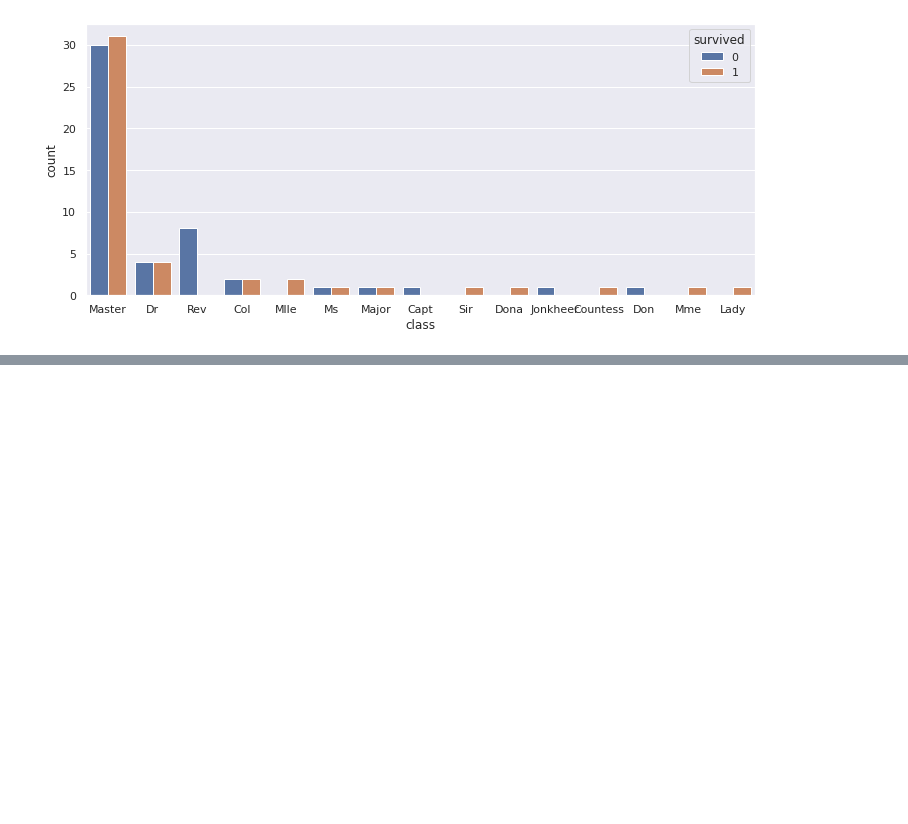
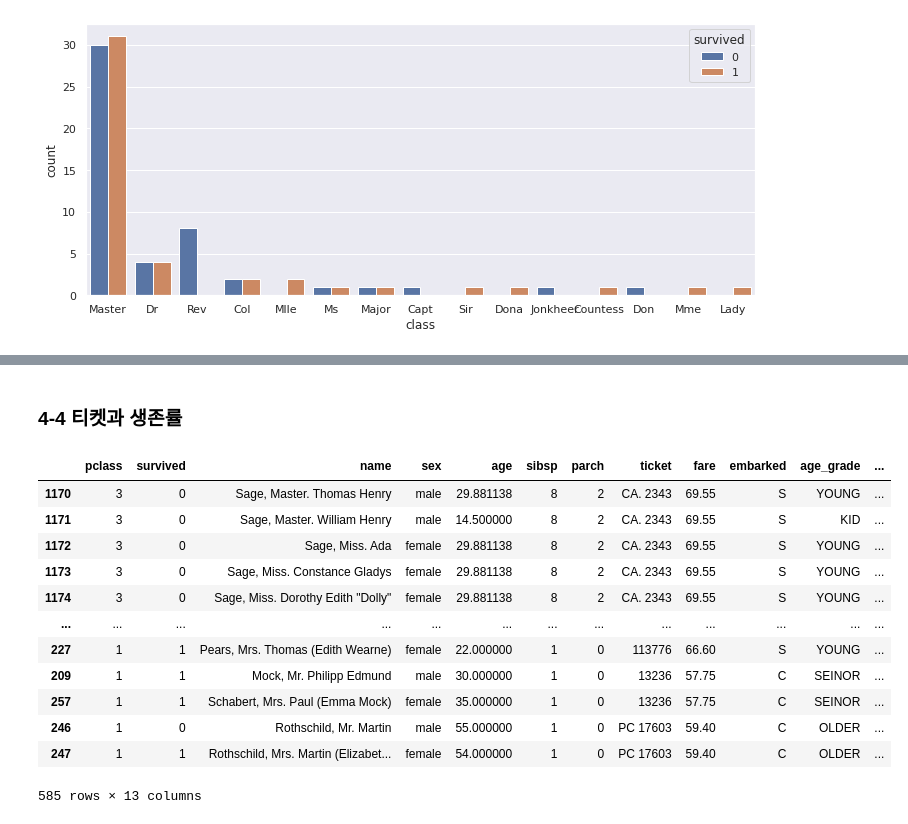
Before and after one commit to y001003/yeardream, a Jupyter notebook: project/python_advance/Titanic_EDA.ipynb, the cells around one changed output, grey strips where cells are left out. Saved outputs shown, nothing was run; the diff lists cells and outputs as text; code cells hidden in the pictures; blank space fills up the shorter version.

```diff
--- a/project/python_advance/Titanic_EDA.ipynb
+++ b/project/python_advance/Titanic_EDA.ipynb
@@ -483,0 +550,26 @@ sns.countplot(data=resultdf,x='class',hue='survived')
+# %% [markdown]
+### 4-4 티켓과 생존률
+# %%
+double_ticket = df2['ticket'].value_counts()[df2['ticket'].value_counts() >1].index
+df2.loc[:,:]
+# df2['ticket']  list(double_ticket)
+dfli =[]
+for i in list(double_ticket):
+    # print(df2[df2['ticket'] == i])
+    dfli.append(df2[df2['ticket'] == i])
+df_ticket = pd.concat(dfli)
+df_ticket
+# %% [output]
+|  | pclass | survived | name | sex | age | sibsp | parch | ticket | fare | embarked | age_grade | ... |
+| 1170 | 3 | 0 | Sage, Master. Thomas Henry | male | 29.881138 | 8 | 2 | CA. 2343 | 69.55 | S | YOUNG | ... |
+| 1171 | 3 | 0 | Sage, Master. William Henry | male | 14.500000 | 8 | 2 | CA. 2343 | 69.55 | S | KID | ... |
+| 1172 | 3 | 0 | Sage, Miss. Ada | female | 29.881138 | 8 | 2 | CA. 2343 | 69.55 | S | YOUNG | ... |
+| 1173 | 3 | 0 | Sage, Miss. Constance Gladys | female | 29.881138 | 8 | 2 | CA. 2343 | 69.55 | S | YOUNG | ... |
+| 1174 | 3 | 0 | Sage, Miss. Dorothy Edith "Dolly" | female | 29.881138 | 8 | 2 | CA. 2343 | 69.55 | S | YOUNG | ... |
+| ... | ... | ... | ... | ... | ... | ... | ... | ... | ... | ... | ... | ... |
+| 227 | 1 | 1 | Pears, Mrs. Thomas (Edith Wearne) | female | 22.000000 | 1 | 0 | 113776 | 66.60 | S | YOUNG | ... |
+| 209 | 1 | 1 | Mock, Mr. Philipp Edmund | male | 30.000000 | 1 | 0 | 13236 | 57.75 | C | SEINOR | ... |
+| 257 | 1 | 1 | Schabert, Mrs. Paul (Emma Mock) | female | 35.000000 | 1 | 0 | 13236 | 57.75 | C | SEINOR | ... |
+| 246 | 1 | 0 | Rothschild, Mr. Martin | male | 55.000000 | 1 | 0 | PC 17603 | 59.40 | C | OLDER | ... |
+| 247 | 1 | 1 | Rothschild, Mrs. Martin (Elizabet... | female | 54.000000 | 1 | 0 | PC 17603 | 59.40 | C | OLDER | ... |
+585 rows × 13 columns
```
Also changed, not shown: parts of 14 cells of this notebook.
